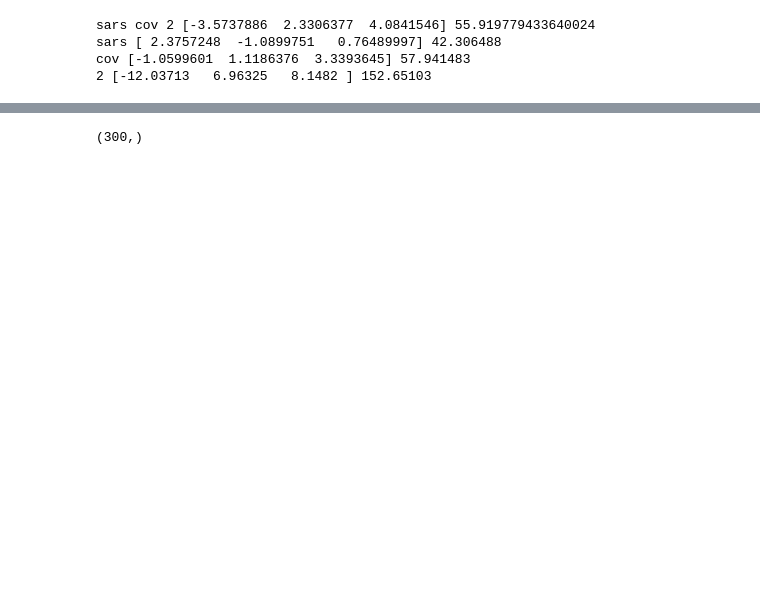
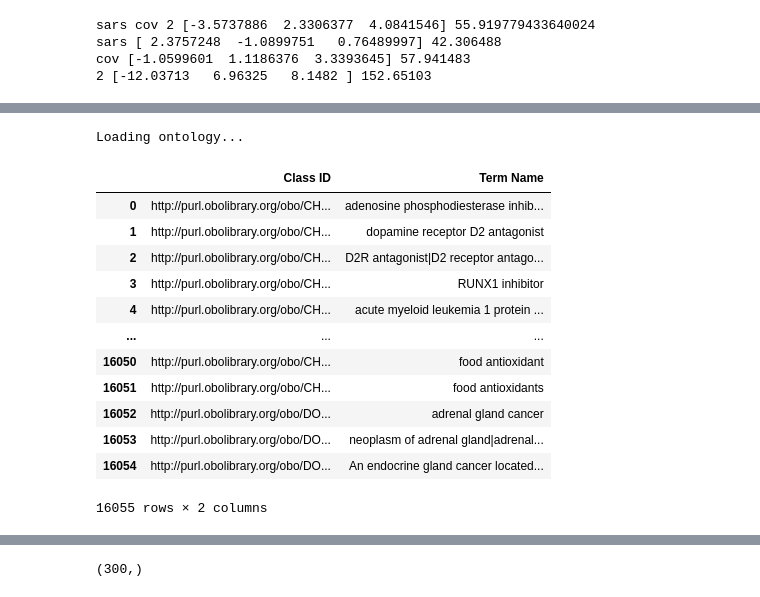
Before and after one commit to ML4LitS/CAPITAL, a Jupyter notebook: notebooks/normalisation analysis/BAO.ipynb, the cells around one changed output, grey strips where cells are left out. Saved outputs shown, nothing was run; the diff lists cells and outputs as text; code cells hidden in the pictures; blank space fills up the shorter version.

```diff
--- a/notebooks/normalisation analysis/Untitled_1.ipynb
+++ b/notebooks/normalisation analysis/BAO.ipynb
@@ -38,0 +105,45 @@ cov [-1.0599601  1.1186376  3.3393645] 57.941483
+# %%
+def process_column_content(s):
+    """Clean and strip unwanted characters."""
+    return re.sub(r'\(.*?\)|\".*?\"|\[.*?\]', '', s).strip().lower()
+
+
+df = pd.read_csv(input_filename, usecols=['Class ID', 'Preferred Label', 'Synonyms', 'Definitions', 'alternative term'],
+                 sep=',', engine='python', on_bad_lines='skip')
+
+
+term_to_id = {}
+embeddings = []
+indexed_terms = []
+# %%
+# Each Class ID's variations will be treated as separate entries
+print("Loading ontology...")
+
+flattened_data = []
+for _, row in df.iterrows():
+    term_id = row['Class ID']
+    for col in ['Preferred Label', 'Synonyms', 'Definitions', 'alternative term']:
+        term_name = row[col]
+        if pd.notnull(term_name):  # Check if the term_name is not NaN
+            flattened_data.append((term_id, term_name))
+
+# Convert flattened data to a DataFrame for easier manipulation
+flattened_df = pd.DataFrame(flattened_data, columns=['Class ID', 'Term Name'])
+# %% [output]
+Loading ontology...
+# %%
+flattened_df
+# %% [output]
+|  | Class ID | Term Name |
+| 0 | http://purl.obolibrary.org/obo/CH... | adenosine phosphodiesterase inhib... |
+| 1 | http://purl.obolibrary.org/obo/CH... | dopamine receptor D2 antagonist |
+| 2 | http://purl.obolibrary.org/obo/CH... | D2R antagonist|D2 receptor antago... |
+| 3 | http://purl.obolibrary.org/obo/CH... | RUNX1 inhibitor |
+| 4 | http://purl.obolibrary.org/obo/CH... | acute myeloid leukemia 1 protein ... |
+| ... | ... | ... |
+| 16050 | http://purl.obolibrary.org/obo/CH... | food antioxidant |
+| 16051 | http://purl.obolibrary.org/obo/CH... | food antioxidants |
+| 16052 | http://purl.obolibrary.org/obo/DO... | adrenal gland cancer |
+| 16053 | http://purl.obolibrary.org/obo/DO... | neoplasm of adrenal gland|adrenal... |
+| 16054 | http://purl.obolibrary.org/obo/DO... | An endocrine gland cancer located... |
+16055 rows × 2 columns
```
Also changed, not shown: parts of 16 cells of this notebook, 4 other files.
